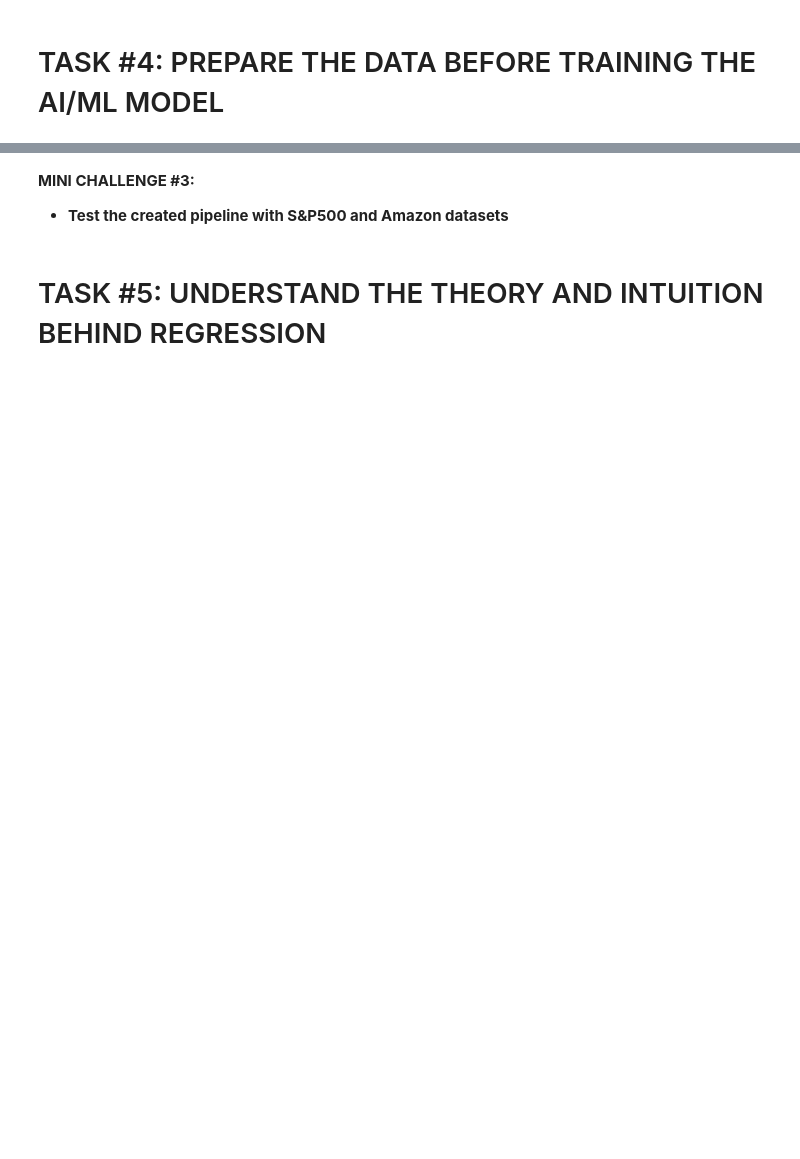
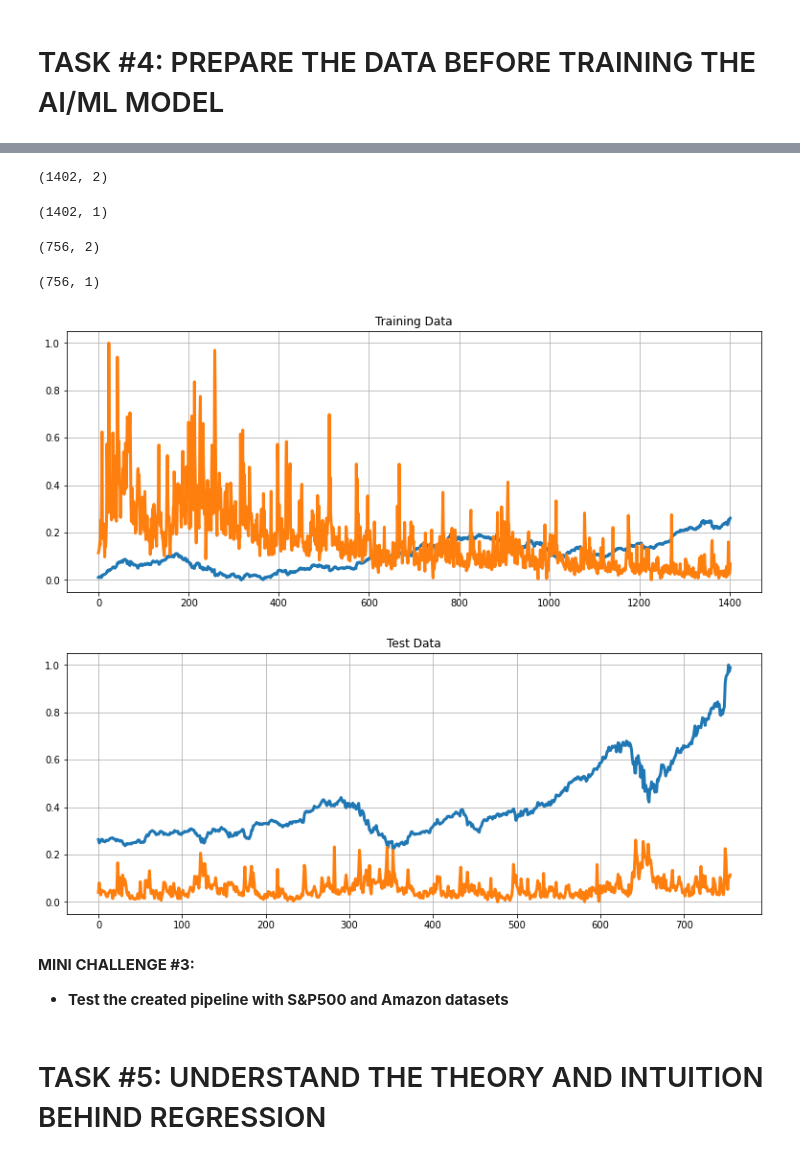
Before and after one commit to setu-shah/Finance-Project, a Jupyter notebook: ML_In_Finance_Stock_Price_Predictions_Using_Regression_&_LSTM_Skeleton.ipynb, the cells around one changed output, grey strips where cells are left out. Drawn from its saved outputs; the diff is of its cells as text; code cells hidden in the pictures; blank space fills up the shorter version.

```diff
--- a/ML_In_Finance_Stock_Price_Predictions_Using_Regression_&_LSTM_Skeleton.ipynb
+++ b/ML_In_Finance_Stock_Price_Predictions_Using_Regression_&_LSTM_Skeleton.ipynb
@@ -192,2 +276,4 @@ interactive_plot(stock_price_df, "Stock Prices")
 # %%
 # Create Feature and Target
+X = price_volume_target_scaled_df[:, :2]
+Y = price_volume_target_scaled_df[:, 2:]
@@ -199,3 +311,40 @@ interactive_plot(stock_price_df, "Stock Prices")
+# %%
+split = int(0.65 * len(X))
+# %%
+X_train = X[:split]
+Y_train = Y[:split]
+# %%
+X_train.shape
+# %% [output]
+(1402, 2)
+# %%
+Y_train.shape
+# %% [output]
+(1402, 1)
+# %%
+X_test = X[split:]
+Y_test = Y[split:]
+# %%
+X_test.shape
+# %% [output]
+(756, 2)
+# %%
+Y_test.shape
+# %% [output]
+(756, 1)
+# %%
+# Define a data plotting function
+def show_plot(data, title):
+  plt.figure(figsize = (13, 5))
+  plt.plot(data, linewidth = 3)
+  plt.title(title)
+  plt.grid()
+
+show_plot(X_train, 'Training Data')
+show_plot(X_test, 'Test Data')
+# %% [output]
+[figure, added]
+[figure, added]
 # %% [markdown]
 **MINI CHALLENGE #3:**
 - **Test the created pipeline with S&P500 and Amazon datasets**
```
Also changed, not shown: parts of 27 cells of this notebook.
